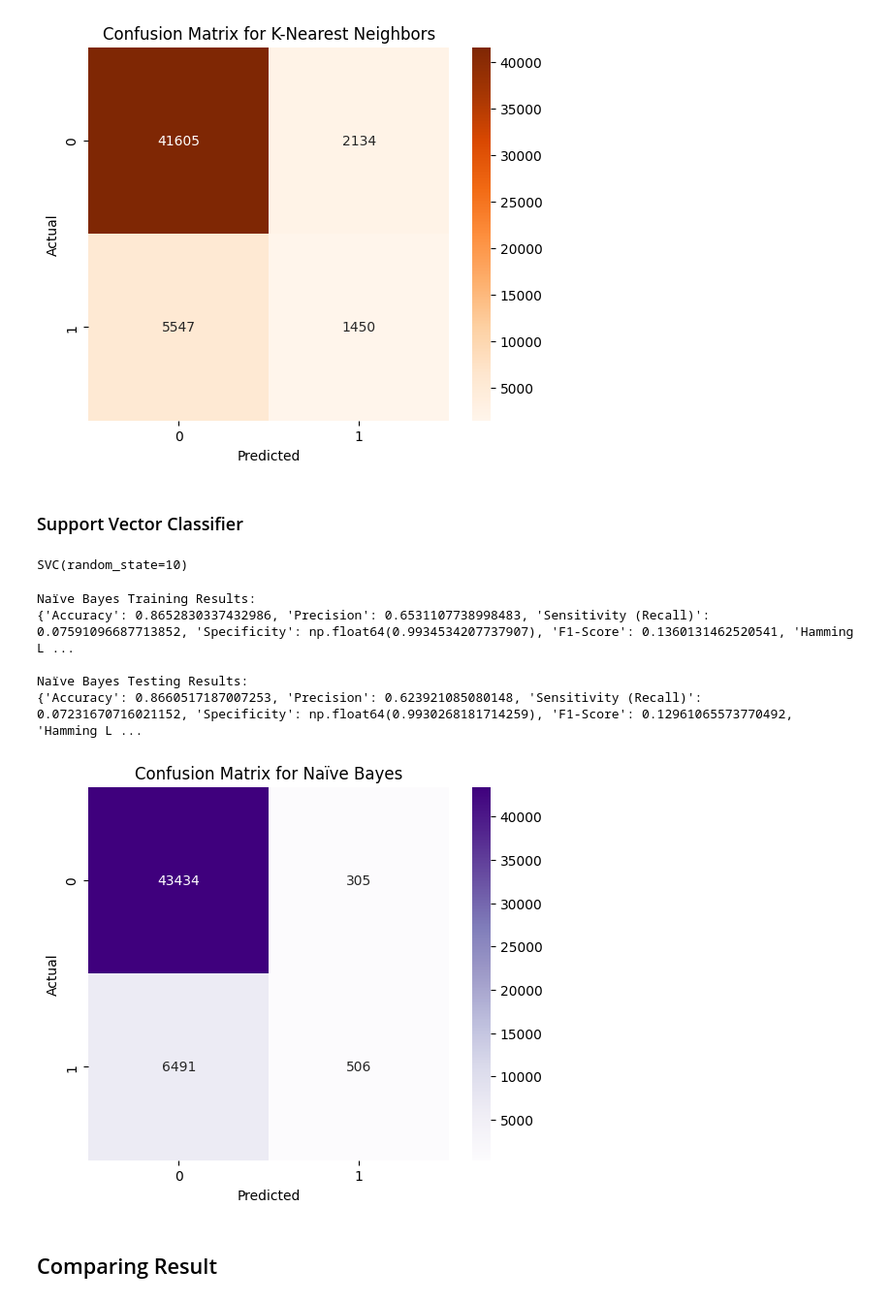
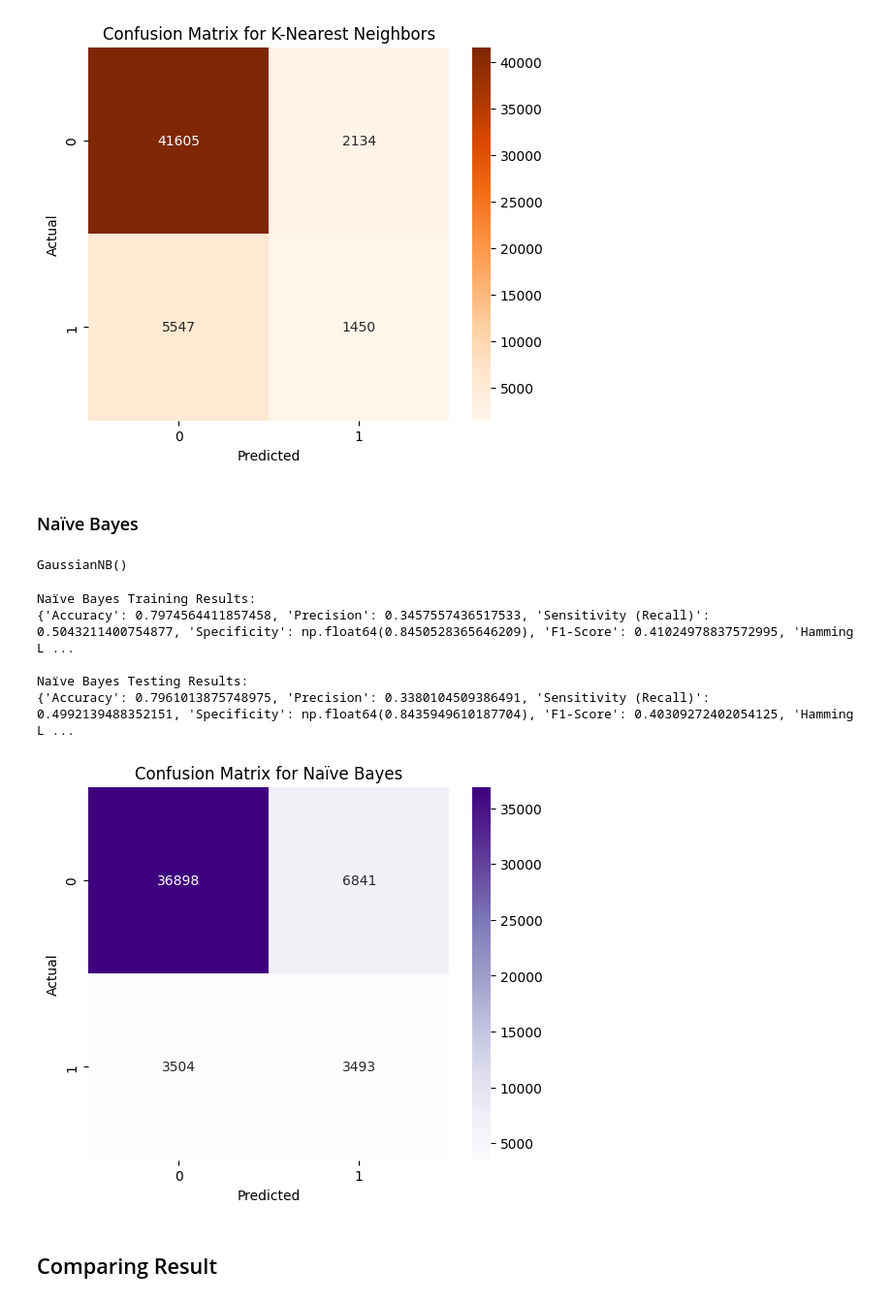
Before and after one commit to Kiyk0/Diabetes-Health-Indicators, a Jupyter notebook: Diabetes_Health_Indicators.ipynb, the cells around one changed output. Shown at 97% size. Saved outputs shown, nothing was run; the diff lists cells and outputs as text; code cells hidden in the pictures.

```diff
--- a/Diabetes_Health_Indicators.ipynb
+++ b/Diabetes_Health_Indicators.ipynb
@@ -645,47 +645,45 @@ plt.title('Confusion Matrix for K-Nearest Neighbors')
 plt.show()
 # %% [output]
 [figure]
-# %% [markdown]
-### Support Vector Classifier
+# %% [markdown]
+### Naïve Bayes
 # %%
-from sklearn.svm import SVC
+from sklearn.naive_bayes import GaussianNB
 
-# Initialize the SVM model
-svm_model = SVC(random_state=10)
-
-# Train the model
-svm_model.fit(x_train, y_train.values.ravel())
+nb_model = GaussianNB()
+nb_model.fit(x_train, y_train.values.ravel())
 # %% [output]
-SVC(random_state=10)
+GaussianNB()
 # %%
-# Make predictions
-y_train_pred_svm = svm_model.predict(x_train)
-y_test_pred_svm = svm_model.predict(x_test)
+# Predict
+y_train_pred_nb = nb_model.predict(x_train)
+y_test_pred_nb = nb_model.predict(x_test)
 
-print("Support Vector Classifier Training Results:")
-metrics_train_svm = evaluate_model(y_train, y_train_pred_svm)
-print(metrics_train_svm)
+# Evaluate
+print("Naïve Bayes Training Results:")
+train_results_nb = evaluate_model(y_train, y_train_pred_nb)
+print(train_results_nb)
 
-print("\nSupport Vector Classifier Testing Results:")
-metrics_test_svm = evaluate_model(y_test, y_test_pred_svm)
-print(metrics_test_svm)
+print("\nNaïve Bayes Testing Results:")
+test_results_nb = evaluate_model(y_test, y_test_pred_nb)
+print(test_results_nb)
 # %% [output]
 Naïve Bayes Training Results:
-{'Accuracy': 0.8652830337432986, 'Precision': 0.6531107738998483, 'Sensitivity (Recall)': 0.07591096687713852, 'Specificity': np.float64(0.9934534207737907), 'F1-Score': 0.1360131462520541, 'Hamming L ...
+{'Accuracy': 0.7974564411857458, 'Precision': 0.3457557436517533, 'Sensitivity (Recall)': 0.5043211400754877, 'Specificity': np.float64(0.8450528365646209), 'F1-Score': 0.41024978837572995, 'Hamming L ...
 
 Naïve Bayes Testing Results:
-{'Accuracy': 0.8660517187007253, 'Precision': 0.623921085080148, 'Sensitivity (Recall)': 0.07231670716021152, 'Specificity': np.float64(0.9930268181714259), 'F1-Score': 0.12961065573770492, 'Hamming L ...
+{'Accuracy': 0.7961013875748975, 'Precision': 0.3380104509386491, 'Sensitivity (Recall)': 0.4992139488352151, 'Specificity': np.float64(0.8435949610187704), 'F1-Score': 0.40309272402054125, 'Hamming L ...
 # %%
-cm5 = confusion_matrix(y_test, y_test_pred_svm)
+cm5 = confusion_matrix(y_test, y_test_pred_nb)
 
 plt.figure(figsize=(6,5))
 sns.heatmap(cm5, annot=True, fmt='d', cmap='Purples')
 plt.xlabel('Predicted')
 plt.ylabel('Actual')
-plt.title('Confusion Matrix for Support Vector Classifier')
+plt.title('Confusion Matrix for Naïve Bayes')
 plt.show()
 # %% [output]
-[figure, old version]
+[figure, new version]
 # %% [markdown]
 ## Comparing Result
 # %%
```
Also changed, not shown: parts of 13 cells of this notebook.
